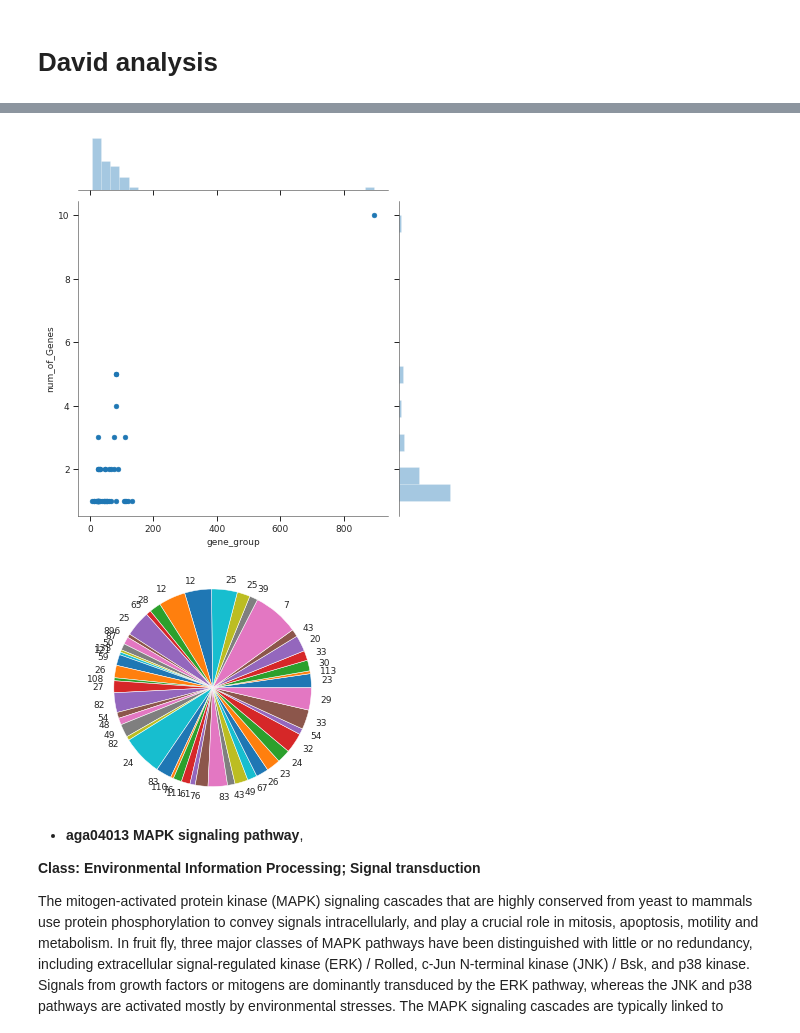
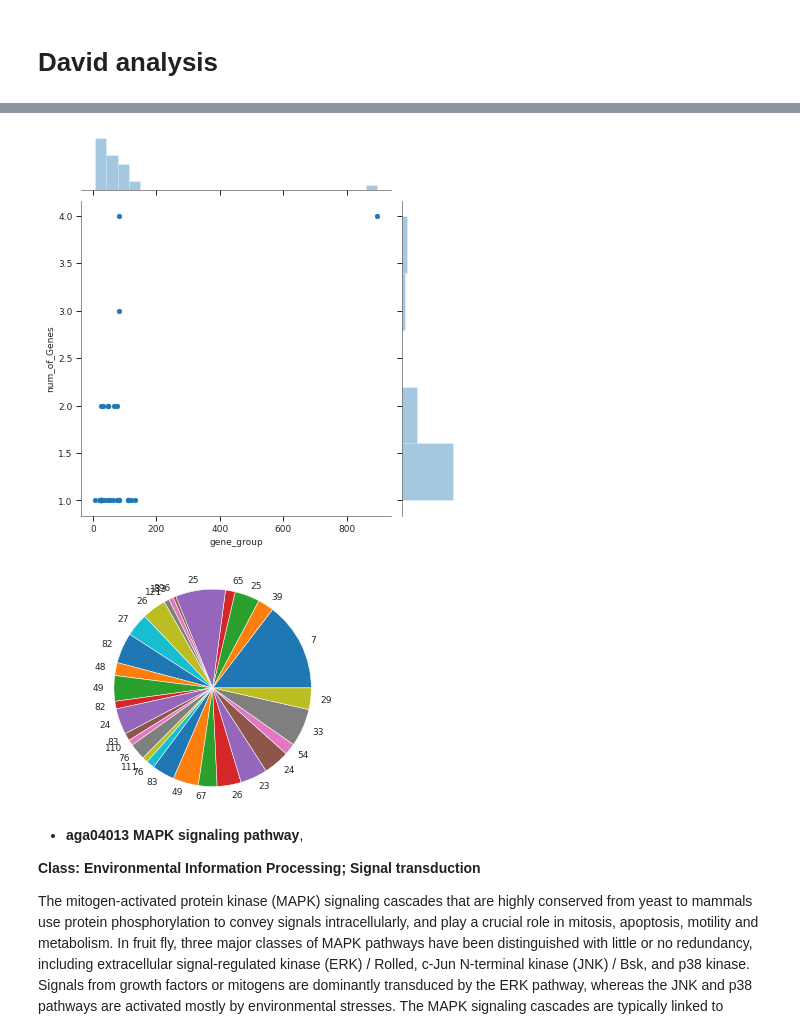
Before and after one commit to randomxsk8/notebooks, a Jupyter notebook: 10152019_Fst_hka_genes.ipynb, the cells around one changed output, grey strips where cells are left out. Saved outputs shown, nothing was run; the diff lists cells and outputs as text; code cells hidden in the pictures.

Commit message:
deleted:    10092019_Fst_hka_genes.ipynb 	modified:   10152019_Fst_hka_genes.ipynb

```diff
--- a/10152019_Fst_hka_genes.ipynb
+++ b/10152019_Fst_hka_genes.ipynb
@@ -486,5 +581,5 @@ To investigate on methabolic pathways involved I used all genes from HKA test of
 # %%
-kegg_coluzzii = pd.read_csv('data/coluzzii_KEGG_aga_functional_classification.tsv', delimiter='\t')
-kegg_coluzzii
+kegg_129 = pd.read_csv('data/129_KEGG_aga_functional_classification.tsv', delimiter='\t')
+kegg_129
 # %% [output]
 |  | Genes | Process~name | num_of_Genes | gene_group | percentage% | P-value | Benjamini and Hochberg (FDR) | ... |
@@ -507,19 +602,19 @@ kegg_coluzzii
 # %%
-sns.jointplot(x="gene_group", y="num_of_Genes", data=kegg_coluzzii);
+sns.jointplot(x="gene_group", y="num_of_Genes", data=kegg_129);
 # %% [output]
-[figure, old version]
+[figure, new version]
 # %%
-labels = np.asarray(kegg_coluzzii["gene_group"])
-sizes = np.asarray(kegg_coluzzii["percentage%"])
+labels = np.asarray(kegg_129["gene_group"])
+sizes = np.asarray(kegg_129["percentage%"])
  # only "explode" the 2nd slice (i.e. 'Hogs')
 
 fig1, ax1 = plt.subplots()
 ax1.pie(sizes, labels=labels)
 ax1.axis('equal')  # Equal aspect ratio ensures that pie is drawn as a circle.
 
 plt.show()
 # %% [output]
-[figure, old version]
+[figure, new version]
 # %% [markdown]
 - <b>aga04013 MAPK signaling pathway</b>,
 
```
Also changed, not shown: parts of 32 cells of this notebook, 1 other file.
